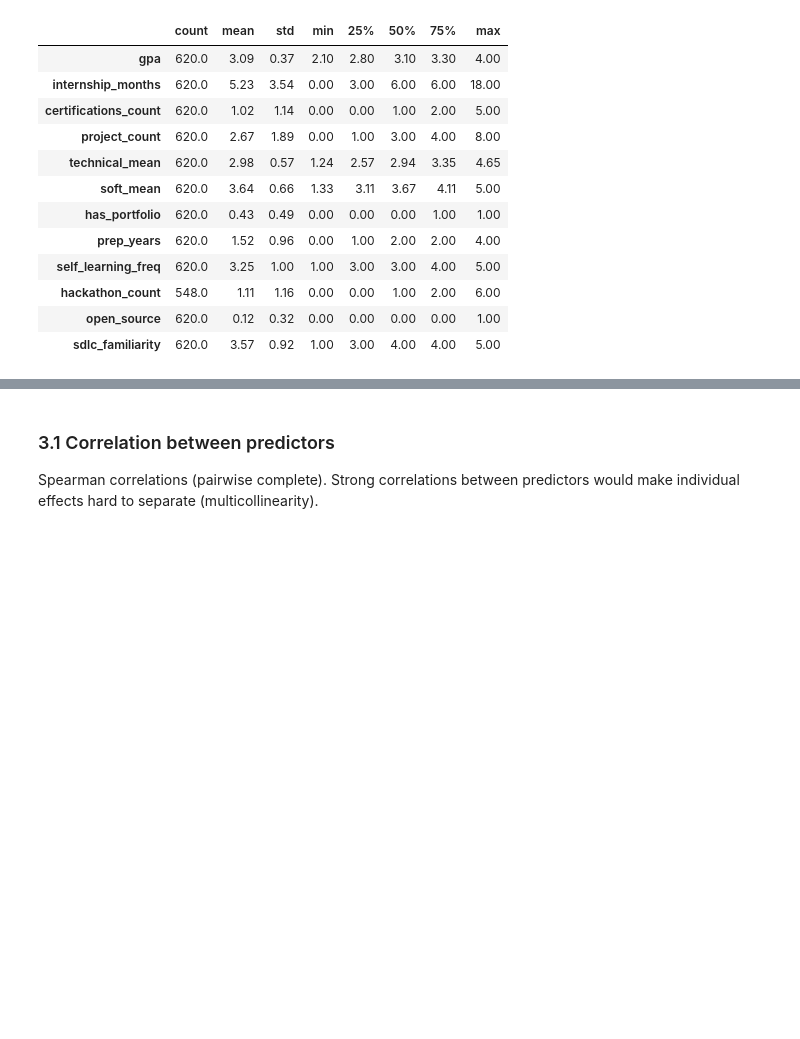
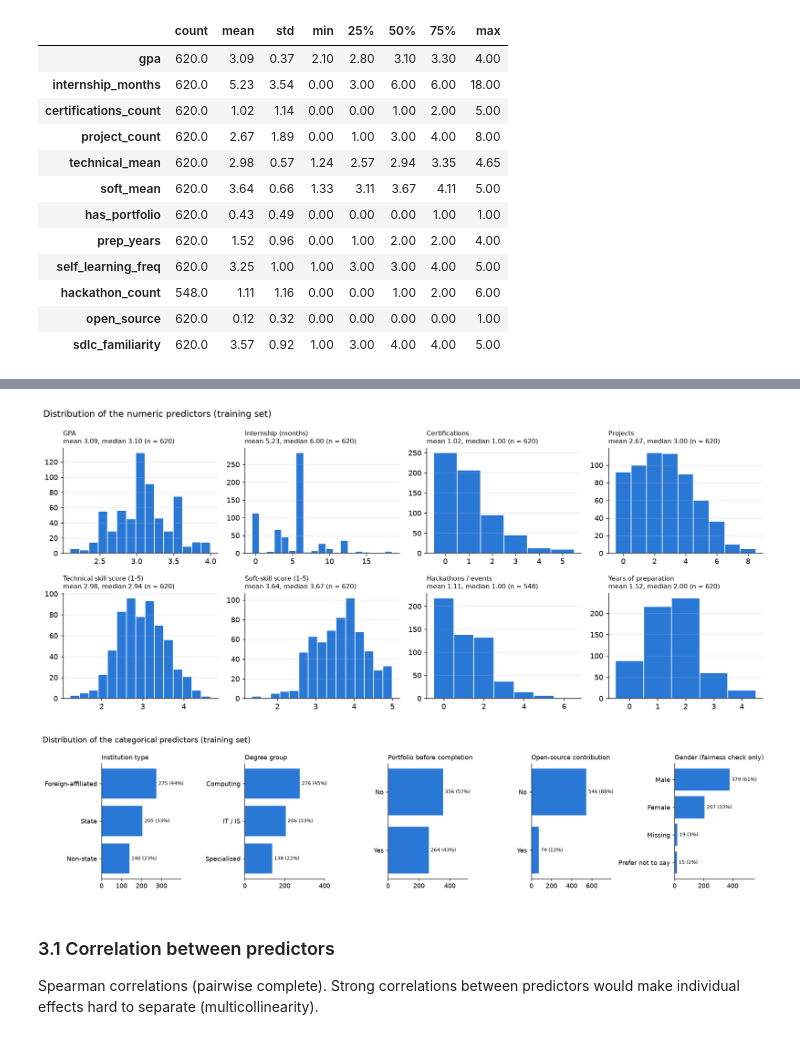
Before and after one commit to ShaznaSalman/final-research-employability-survival_COBSCCOMP24.2P019, a Jupyter notebook: notebooks/research_walkthrough.ipynb, the cells around one changed output, grey strips where cells are left out. Saved outputs shown, nothing was run; the diff lists cells and outputs as text; code cells hidden in the pictures; blank space fills up the shorter version.

```diff
--- a/notebooks/research_walkthrough.ipynb
+++ b/notebooks/research_walkthrough.ipynb
@@ -193,3 +236,45 @@ display(raw.select_dtypes("number").describe().T.round(2))
+# %%
+# ---- Histograms of the numeric predictors (training set, original units) ----------------------------------------
+numeric = {"gpa": "GPA", "internship_months": "Internship (months)", "certifications_count": "Certifications",
+           "project_count": "Projects", "technical_mean": "Technical skill score (1-5)",
+           "soft_mean": "Soft-skill score (1-5)", "hackathon_count": "Hackathons / events", "prep_years": "Years of preparation"}
+fig, axes = plt.subplots(2, 4, figsize=(14, 6))
+for ax, (col, label) in zip(axes.ravel(), numeric.items()):
+    values = pd.to_numeric(raw[col], errors="coerce").dropna()
+    discrete = bool(np.allclose(values, values.round()))   # whole-number counts: one bar per value; others: 15 bins
+    ax.hist(values, bins=np.arange(values.min(), values.max() + 2) - 0.5 if discrete else 15,
+            color="#2a78d6", edgecolor="white")
+    ax.set_title(f"{label}\nmean {values.mean():.2f}, median {values.median():.2f} (n = {len(values)})",
+                 fontsize=9, loc="left")
+    ax.grid(axis="y", alpha=0.3)
+    ax.spines[["top", "right"]].set_visible(False)
+fig.suptitle("Distribution of the numeric predictors (training set)", x=0.01, ha="left")
+fig.tight_layout()
+show_fig(fig)
+
+# ---- Bar charts of the categorical predictors, plus gender (used only in the fairness check, never as an input) ---
+categorical = {"university_type": "Institution type", "degree_group": "Degree group",
+               "has_portfolio": "Portfolio before completion", "open_source": "Open-source contribution",
+               "gender": "Gender (fairness check only)"}
+READABLE = {"foreign_affiliated": "Foreign-affiliated", "non_state": "Non-state", "state": "State",
+            "computing": "Computing", "it_is": "IT / IS", "specialised": "Specialised", "yes": "Yes", "no": "No",
+            "male": "Male", "female": "Female", "prefer_not_to_say": "Prefer not to say", "missing": "Missing"}
+fig, axes = plt.subplots(1, 5, figsize=(16, 3.6))
+for ax, (col, label) in zip(axes, categorical.items()):
+    shares = train[col].fillna("missing").astype(str).replace(READABLE).value_counts()
+    ax.barh(shares.index[::-1], shares.values[::-1], color="#2a78d6")
+    for i, n in enumerate(shares.values[::-1]):    # write the count and share at the end of each bar
+        ax.annotate(f"{n} ({n / shares.sum():.0%})", (n, i), xytext=(3, 0), textcoords="offset points",
+                    va="center", fontsize=8)
+    ax.set_xlim(0, shares.max() * 1.45)
+    ax.set_title(label, fontsize=10, loc="left")
+    ax.spines[["top", "right"]].set_visible(False)
+fig.suptitle("Distribution of the categorical predictors (training set)", x=0.01, ha="left")
+fig.tight_layout()
+show_fig(fig)
+# %% [output]
+[figure, added]
+[figure, added]
 # %% [markdown]
 ### 3.1 Correlation between predictors
 
```
Also changed, not shown: parts of 5 cells of this notebook, 1 other file.
